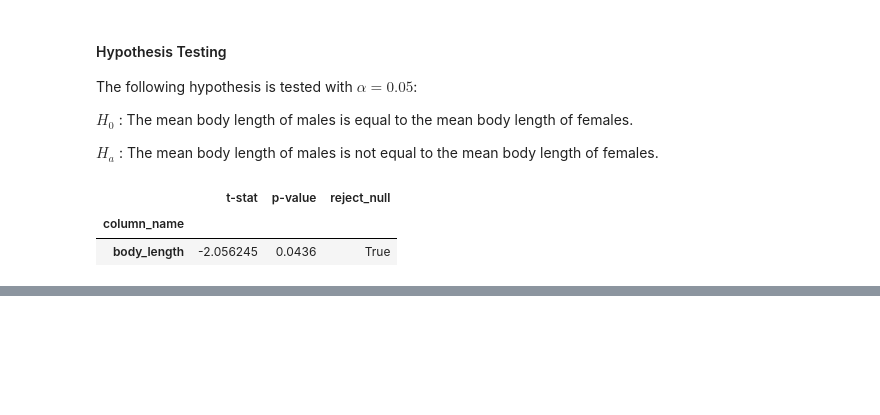
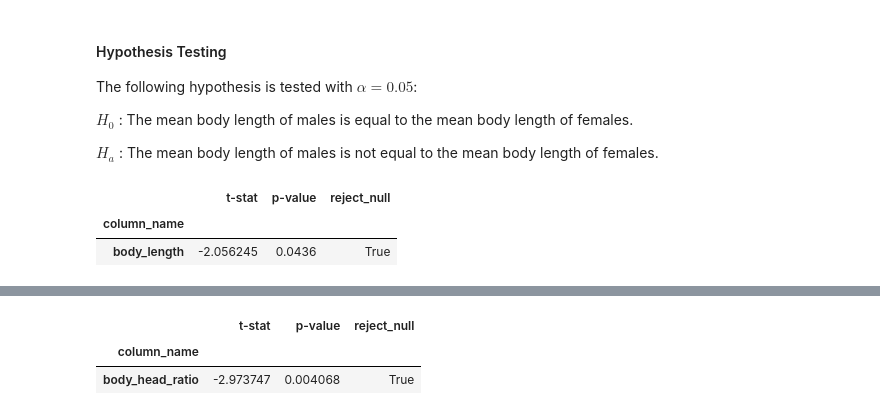
Before and after one commit to stephenfitzsimon/possum-regression, a Jupyter notebook: possum_models.ipynb, the cells around one changed output, grey strips where cells are left out. Saved outputs shown, nothing was run; the diff lists cells and outputs as text; code cells hidden in the pictures; blank space fills up the shorter version.

```diff
--- a/possum_models.ipynb
+++ b/possum_models.ipynb
@@ -473,0 +527,6 @@ The null hypothesis is rejected; therefore, it is likely that there is a differe
+# %%
+explore_target_sex.single_two_sample_ttest(body_df, 'body_head_ratio').set_index('column_name')
+# %% [output]
+|  | t-stat | p-value | reject_null |
+| column_name |  |  |  |
+| body_head_ratio | -2.973747 | 0.004068 | True |
```
Also changed, not shown: parts of 22 cells of this notebook, 1 other file.
